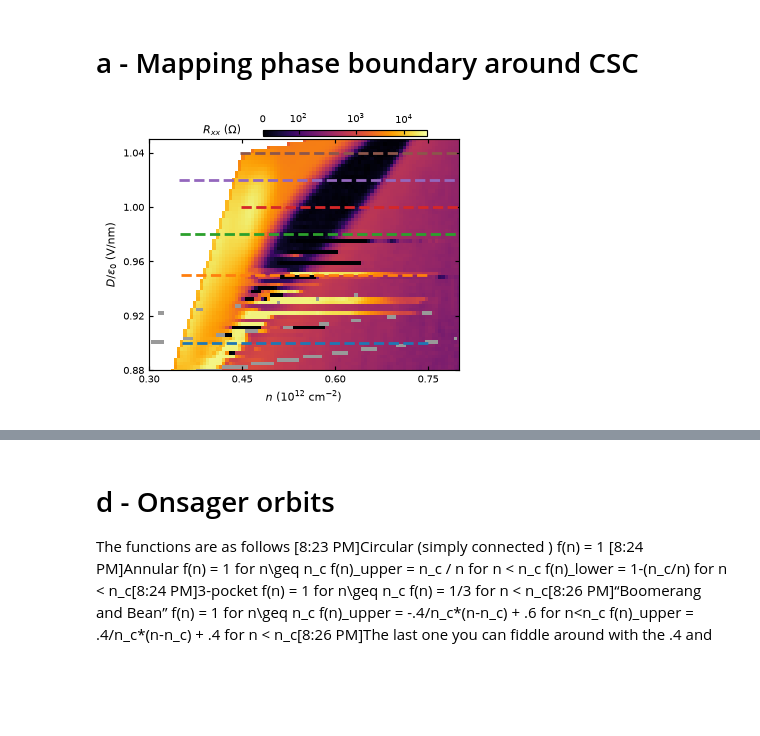
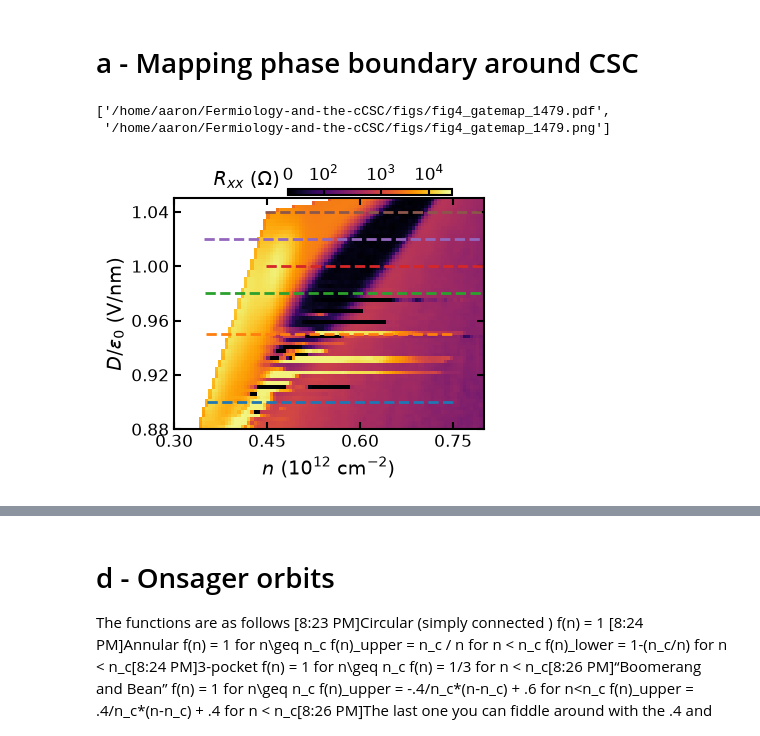
Before and after one commit to sharpelab/Fermiology-and-the-cCSC, a Jupyter notebook: fig4/fig4.ipynb, the cells around one changed output, grey strips where cells are left out. Drawn from its saved outputs; the diff is of its cells as text; code cells hidden in the pictures; blank space fills up the shorter version.

```diff
--- a/fig4/fig4.ipynb
+++ b/fig4/fig4.ipynb
@@ -349,7 +349,7 @@ def plot_csc_gatemap_1479(ax, norm, cmap="viridis", interpolate=False):
             plot = ax.pcolormesh(xs, ys, zs, norm=norm, cmap=cmap, rasterized=True, lw=0, shading="auto")
 
             finite = np.isfinite(I)
-            mask = np.abs(I) < 0.9 * np.nanmax(I)
+            mask = np.abs(I) < 0.8 * np.nanmax(I)
             zs_m = np.ma.array(np.ones(zs.shape), mask=~mask  | ~finite)
             gray_cmap = colors.ListedColormap(["0.6"])
             ax.pcolormesh(xs, ys, zs_m, cmap=gray_cmap, shading="auto", rasterized=True, lw=0)
@@ -367,34 +367,37 @@ def plot_csc_gatemap_1479(ax, norm, cmap="viridis", interpolate=False):
             #ax.scatter(0.6, 1.01, s=50, marker="o", color="green")
             Ds = [0.9, 0.95, 0.98, 1.0, 1.02, 1.04]
             cs = [c for c in mpl.colormaps["tab10"].colors]
             nlims = [
                 (0.35363096345260286,0.7518384781027235),
                 (0.35115448838607466,0.7493620030361944),
                 (0.3496686033461571,0.8474279966588077),
                 (0.4482298919820763,0.846437406632196),
                 (0.34768742329293284,0.8952227559368499),
                 (0.44624871192885296,0.9240977295089976),
             ]
             for i, D in enumerate(Ds):
                ax.plot([nlims[i][0],nlims[i][1]],[D,D], ls="--", lw=2,c=cs[i], label = str(D) + " V/nm")
             ax.xaxis.set_major_locator(plt.MaxNLocator(4))
             ax.yaxis.set_major_locator(plt.MaxNLocator(5))
 
             return plot
 
 
 fig = plt.figure(figsize=(4,3))
 ax = plt.gca()
 norm = colors.SymLogNorm(linthresh=150, vmin=0, vmax=3E4)
 plot = plot_csc_gatemap_1479(ax, norm, "inferno", interpolate=False)
 
 cax = fig.add_axes([0.41, 0.89, 0.41, 0.02])
 cb = plt.colorbar(plot, cax=cax, ticks=SymmetricalLogLocator(base=10, linthresh=100), orientation='horizontal', shrink=0.3, anchor=(1., 0.9), pad=0.01, aspect=5)
 cb.ax.set_xlabel(r'$R_{xx}$ ($\Omega$)', labelpad=-15, x=-0.25)
 cb.ax.xaxis.set_ticks_position('top')      # put ticks at the top#
 cb.ax.xaxis.set_label_position('top')
+save_fig(fig, "fig4_gatemap_1479")
 # %% [output]
+['/home/aaron/Fermiology-and-the-cCSC/figs/fig4_gatemap_1479.pdf',
+ '/home/aaron/Fermiology-and-the-cCSC/figs/fig4_gatemap_1479.png']
-[figure, old version]
+[figure, new version]
 # %%
 def smooth_boundary(points, smoothing=0, n_interp=200, **patch_kwargs):
     """
```
Also changed, not shown: parts of 5 cells of this notebook, 1 other file.
